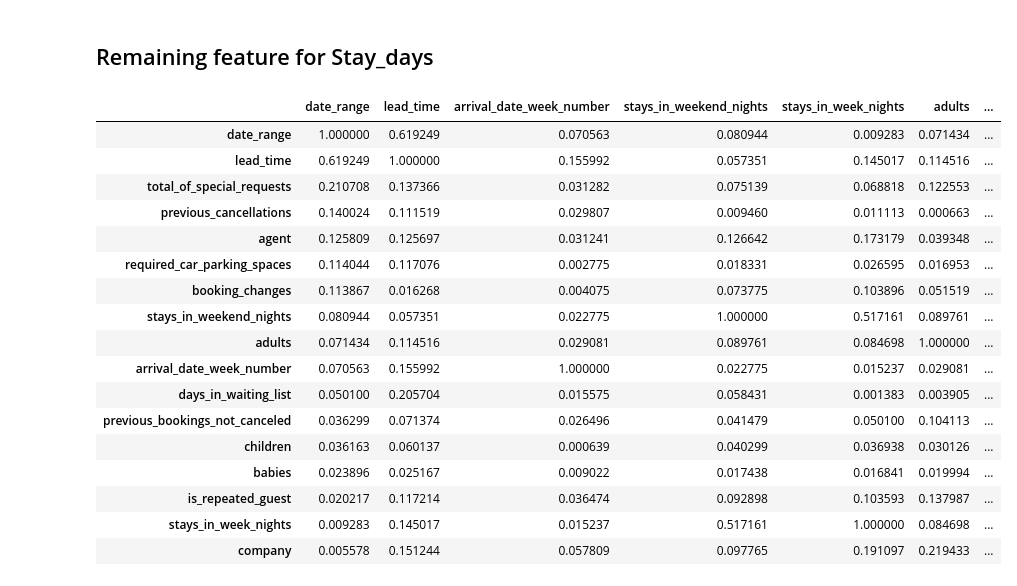
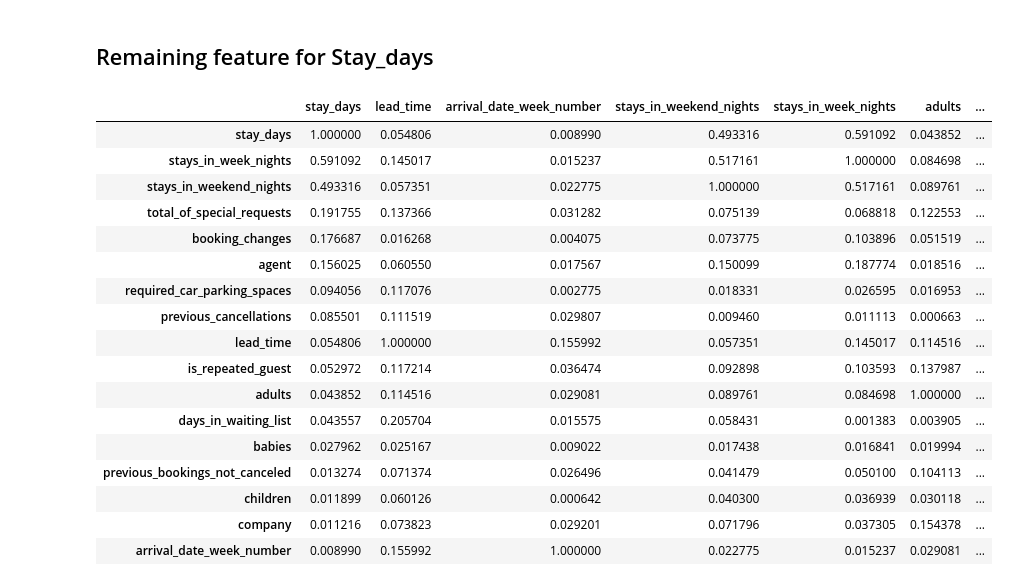
Before and after one commit to Charliesgithub20221030/ML_final, a Jupyter notebook: Main_predictor.ipynb, the cells around one changed output. Cells and saved outputs as stored; diff of their text form; code cells hidden in the pictures.

```diff
--- a/Main_predictor.ipynb
+++ b/Main_predictor.ipynb
@@ -526,15 +1338,9 @@ valid_x = deepcopy(df_x)
 # valid_x = valid_x.loc[valid_x['is_canceled']==0,:].reset_index(drop=True)
 # valid_x['adr'] = abs(valid_x['adr'])
 # valid_x['adr'] = valid_x['adr'].apply(lambda x: max(0,x))
-
-date_range_v = (valid_x['reservation_status_date']-valid_x['arrival_date'])\
-            .apply(lambda x : x.days)
-valid_x['date_range']=date_range_v
-# valid_x['date_range']=valid_x['date_range'].apply(lambda x: 0 if x<=0 else x)
-valid_x['sum_adr'] = valid_x['date_range']*valid_x['adr']
 # %%
 date_related_cols = [
-                    'date_range',
+                    'stay_days',
                     'hotel',
 #                     'is_canceled',
                     'lead_time',
@@ -570,27 +1376,27 @@ date_related_cols = [
 # %%
 date_related = valid_x[date_related_cols]
 
 ((date_related.corr(method='pearson')**2)**.5)\
-            .sort_values('date_range',ascending=False)
+            .sort_values('stay_days',ascending=False)
 # %% [output]
-|  | date_range | lead_time | arrival_date_week_number | stays_in_weekend_nights | stays_in_week_nights | adults | ... |
-| date_range | 1.000000 | 0.619249 | 0.070563 | 0.080944 | 0.009283 | 0.071434 | ... |
-| lead_time | 0.619249 | 1.000000 | 0.155992 | 0.057351 | 0.145017 | 0.114516 | ... |
-| total_of_special_requests | 0.210708 | 0.137366 | 0.031282 | 0.075139 | 0.068818 | 0.122553 | ... |
-| previous_cancellations | 0.140024 | 0.111519 | 0.029807 | 0.009460 | 0.011113 | 0.000663 | ... |
-| agent | 0.125809 | 0.125697 | 0.031241 | 0.126642 | 0.173179 | 0.039348 | ... |
-| required_car_parking_spaces | 0.114044 | 0.117076 | 0.002775 | 0.018331 | 0.026595 | 0.016953 | ... |
-| booking_changes | 0.113867 | 0.016268 | 0.004075 | 0.073775 | 0.103896 | 0.051519 | ... |
-| stays_in_weekend_nights | 0.080944 | 0.057351 | 0.022775 | 1.000000 | 0.517161 | 0.089761 | ... |
-| adults | 0.071434 | 0.114516 | 0.029081 | 0.089761 | 0.084698 | 1.000000 | ... |
-| arrival_date_week_number | 0.070563 | 0.155992 | 1.000000 | 0.022775 | 0.015237 | 0.029081 | ... |
-| days_in_waiting_list | 0.050100 | 0.205704 | 0.015575 | 0.058431 | 0.001383 | 0.003905 | ... |
-| previous_bookings_not_canceled | 0.036299 | 0.071374 | 0.026496 | 0.041479 | 0.050100 | 0.104113 | ... |
-| children | 0.036163 | 0.060137 | 0.000639 | 0.040299 | 0.036938 | 0.030126 | ... |
-| babies | 0.023896 | 0.025167 | 0.009022 | 0.017438 | 0.016841 | 0.019994 | ... |
-| is_repeated_guest | 0.020217 | 0.117214 | 0.036474 | 0.092898 | 0.103593 | 0.137987 | ... |
-| stays_in_week_nights | 0.009283 | 0.145017 | 0.015237 | 0.517161 | 1.000000 | 0.084698 | ... |
-| company | 0.005578 | 0.151244 | 0.057809 | 0.097765 | 0.191097 | 0.219433 | ... |
+|  | stay_days | lead_time | arrival_date_week_number | stays_in_weekend_nights | stays_in_week_nights | adults | ... |
+| stay_days | 1.000000 | 0.054806 | 0.008990 | 0.493316 | 0.591092 | 0.043852 | ... |
+| stays_in_week_nights | 0.591092 | 0.145017 | 0.015237 | 0.517161 | 1.000000 | 0.084698 | ... |
+| stays_in_weekend_nights | 0.493316 | 0.057351 | 0.022775 | 1.000000 | 0.517161 | 0.089761 | ... |
+| total_of_special_requests | 0.191755 | 0.137366 | 0.031282 | 0.075139 | 0.068818 | 0.122553 | ... |
+| booking_changes | 0.176687 | 0.016268 | 0.004075 | 0.073775 | 0.103896 | 0.051519 | ... |
+| agent | 0.156025 | 0.060550 | 0.017567 | 0.150099 | 0.187774 | 0.018516 | ... |
+| required_car_parking_spaces | 0.094056 | 0.117076 | 0.002775 | 0.018331 | 0.026595 | 0.016953 | ... |
+| previous_cancellations | 0.085501 | 0.111519 | 0.029807 | 0.009460 | 0.011113 | 0.000663 | ... |
+| lead_time | 0.054806 | 1.000000 | 0.155992 | 0.057351 | 0.145017 | 0.114516 | ... |
+| is_repeated_guest | 0.052972 | 0.117214 | 0.036474 | 0.092898 | 0.103593 | 0.137987 | ... |
+| adults | 0.043852 | 0.114516 | 0.029081 | 0.089761 | 0.084698 | 1.000000 | ... |
+| days_in_waiting_list | 0.043557 | 0.205704 | 0.015575 | 0.058431 | 0.001383 | 0.003905 | ... |
+| babies | 0.027962 | 0.025167 | 0.009022 | 0.017438 | 0.016841 | 0.019994 | ... |
+| previous_bookings_not_canceled | 0.013274 | 0.071374 | 0.026496 | 0.041479 | 0.050100 | 0.104113 | ... |
+| children | 0.011899 | 0.060126 | 0.000642 | 0.040300 | 0.036939 | 0.030118 | ... |
+| company | 0.011216 | 0.073823 | 0.029201 | 0.071796 | 0.037305 | 0.154378 | ... |
+| arrival_date_week_number | 0.008990 | 0.155992 | 1.000000 | 0.022775 | 0.015237 | 0.029081 | ... |
 # %%
 top_related_cols = ['lead_time',
                     'total_of_special_requests',
```
Also changed, not shown: parts of 112 cells of this notebook, 13 other files.
